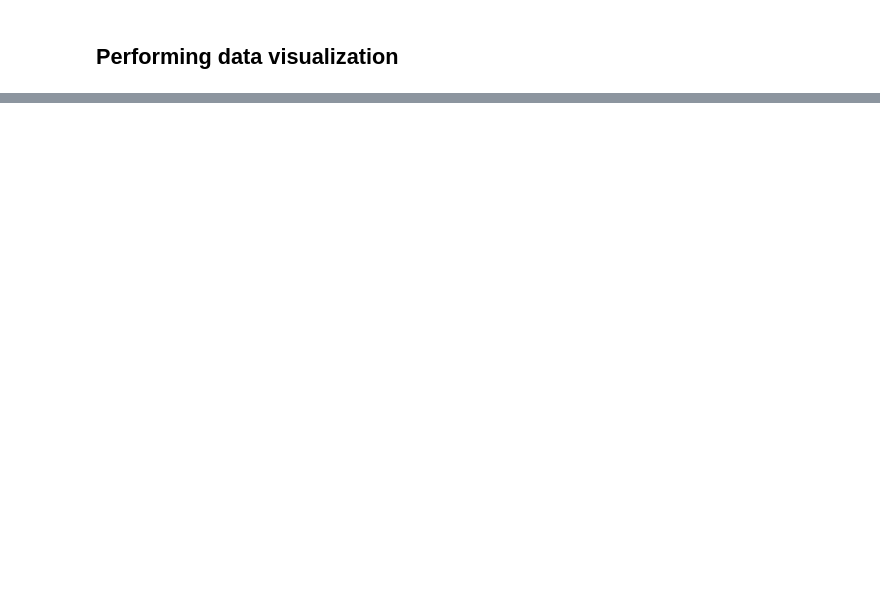
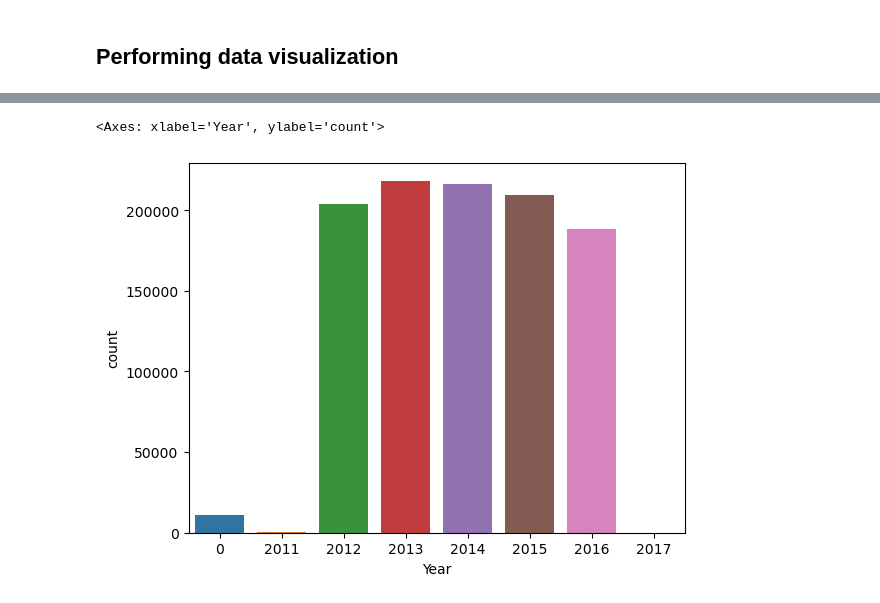
Before and after one commit to StatShibe/SupplyChain_DemandPrediction, a Jupyter notebook: Dataset_Inference.ipynb, the cells around one changed output, grey strips where cells are left out. Drawn from its saved outputs; the diff is of its cells as text; code cells hidden in the pictures; blank space fills up the shorter version.

```diff
--- a/Dataset_Inference.ipynb
+++ b/Dataset_Inference.ipynb
@@ -160,0 +144,5 @@ ImportError: numpy.core.multiarray failed to import
+# %%
+sns.countplot(df, x="Year")
+# %% [output]
+<Axes: xlabel='Year', ylabel='count'>
+[figure, added]
```
Also changed, not shown: parts of 25 cells of this notebook.
